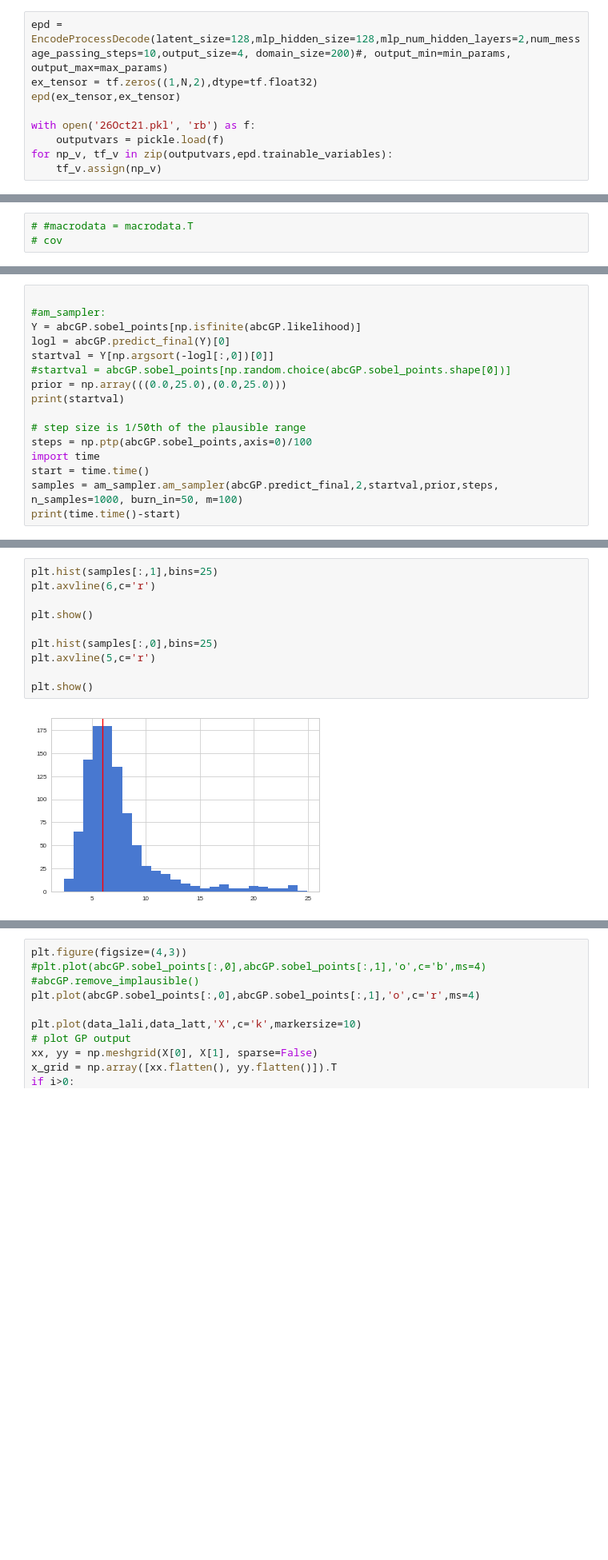
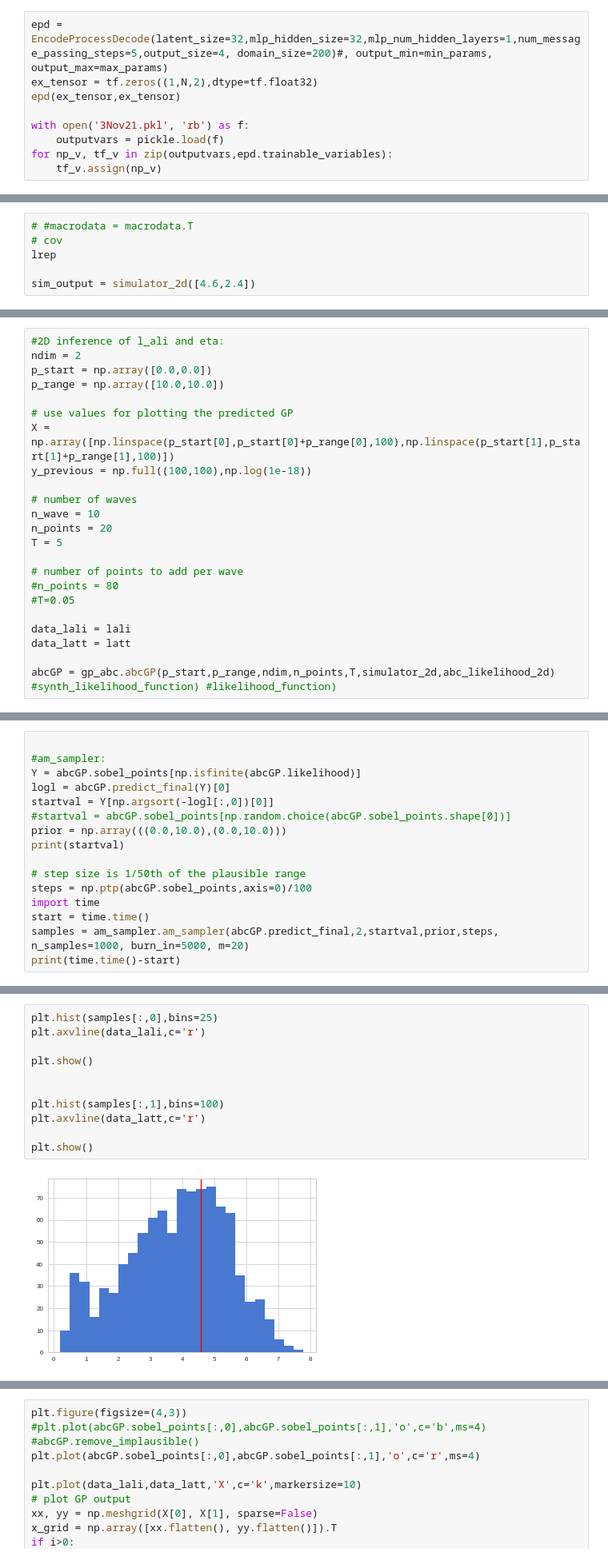
Before and after one commit to ctorney/abc-graph-nets, a Jupyter notebook: two_parameter_inference.ipynb, the cells around one changed output, grey strips where cells are left out. Shown at 80% size. Cells and saved outputs as stored; diff of their text form; blank space fills up the shorter version.

Commit message:
updates - pre adding the next step

```diff
--- a/two_parameter_inference.ipynb
+++ b/two_parameter_inference.ipynb
@@ -112,9 +101,9 @@ coreClock: 1.4805GHz coreCount: 5 deviceMemorySize: 3.92GiB deviceMemoryBandwidt
 # %%
-epd = EncodeProcessDecode(latent_size=128,mlp_hidden_size=128,mlp_num_hidden_layers=2,num_message_passing_steps=10,output_size=4, domain_size=200)#, output_min=min_params,  output_max=max_params)
+epd = EncodeProcessDecode(latent_size=32,mlp_hidden_size=32,mlp_num_hidden_layers=1,num_message_passing_steps=5,output_size=4, domain_size=200)#, output_min=min_params,  output_max=max_params)
 ex_tensor = tf.zeros((1,N,2),dtype=tf.float32)
 epd(ex_tensor,ex_tensor)
 
-with open('26Oct21.pkl', 'rb') as f:
+with open('3Nov21.pkl', 'rb') as f:
     outputvars = pickle.load(f)
 for np_v, tf_v in zip(outputvars,epd.trainable_variables):
     tf_v.assign(np_v)
@@ -146,3 +162,6 @@ plt.plot(macrodata[:,3])
 # %%
 # #macrodata = macrodata.T
 # cov
+lrep
+
+sim_output = simulator_2d([4.6,2.4])
@@ -187 +220,24 @@ def simulator_2d(params):
+# %%
+#2D inference of l_ali and eta:
+ndim = 2
+p_start = np.array([0.0,0.0])
+p_range = np.array([10.0,10.0])
+
+# use values for plotting the predicted GP
+X = np.array([np.linspace(p_start[0],p_start[0]+p_range[0],100),np.linspace(p_start[1],p_start[1]+p_range[1],100)])
+y_previous = np.full((100,100),np.log(1e-18))
+
+# number of waves
+n_wave = 10
+n_points = 20
+T = 5
+
+# number of points to add per wave
+#n_points = 80
+#T=0.05
+
+data_lali = lali
+data_latt = latt
+
+abcGP = gp_abc.abcGP(p_start,p_range,ndim,n_points,T,simulator_2d,abc_likelihood_2d) #synth_likelihood_function) #likelihood_function)
 # %%
@@ -254,13 +297,13 @@ Y = abcGP.sobel_points[np.isfinite(abcGP.likelihood)]
 logl = abcGP.predict_final(Y)[0]
 startval = Y[np.argsort(-logl[:,0])[0]]
 #startval = abcGP.sobel_points[np.random.choice(abcGP.sobel_points.shape[0])]
-prior = np.array(((0.0,25.0),(0.0,25.0)))
+prior = np.array(((0.0,10.0),(0.0,10.0)))
 print(startval)
 
 # step size is 1/50th of the plausible range
 steps = np.ptp(abcGP.sobel_points,axis=0)/100
 import time
 start = time.time()
-samples = am_sampler.am_sampler(abcGP.predict_final,2,startval,prior,steps, n_samples=1000, burn_in=50, m=100)
+samples = am_sampler.am_sampler(abcGP.predict_final,2,startval,prior,steps, n_samples=1000, burn_in=5000, m=20)
 print(time.time()-start)
 # %% [output]
@@ -296,14 +368,15 @@ plt.show()
 # %% [output]
 [figure]
 # %%
-plt.hist(samples[:,1],bins=25)
-plt.axvline(6,c='r')
+plt.hist(samples[:,0],bins=25)
+plt.axvline(data_lali,c='r')
 
 plt.show()
 
-plt.hist(samples[:,0],bins=25)
-plt.axvline(5,c='r')
+
+plt.hist(samples[:,1],bins=100)
+plt.axvline(data_latt,c='r')
 
 plt.show()
 # %% [output]
-[figure, old version]
+[figure, new version]
```
Also changed, not shown: parts of 23 cells of this notebook, 5 other files.
